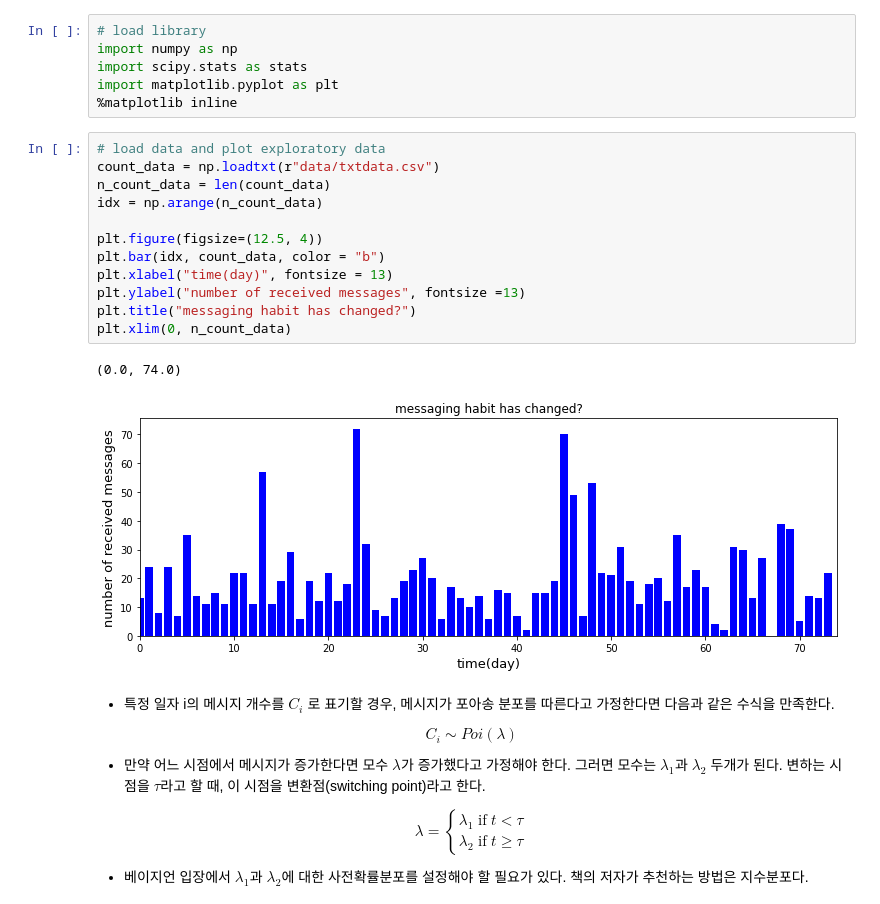
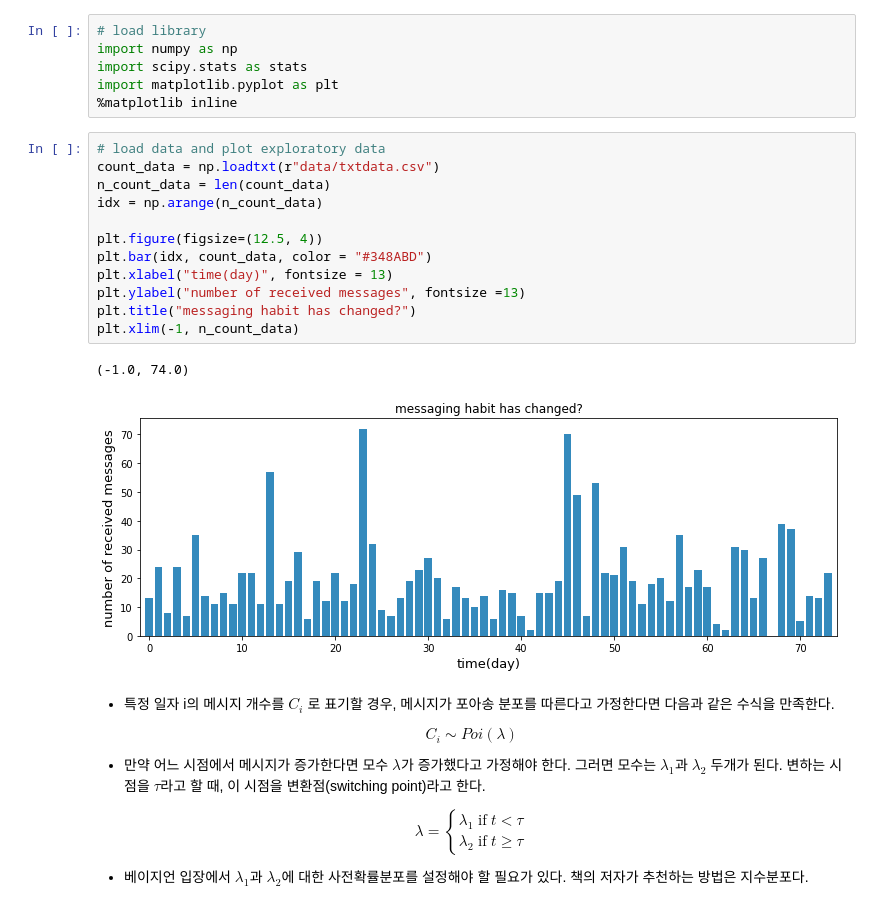
Before and after one commit to HyunsuLee/Bayes_programming_exercise, a Jupyter notebook: Chapter01/figure1-5to7.ipynb, the cells around one changed output. Drawn from its saved outputs; the diff is of its cells as text.

```diff
--- a/Chapter01/figure1-5to7.ipynb
+++ b/Chapter01/figure1-5to7.ipynb
@@ -11,18 +11,18 @@ import matplotlib.pyplot as plt
 # %%
 # load data and plot exploratory data
 count_data = np.loadtxt(r"data/txtdata.csv")
 n_count_data = len(count_data)
 idx = np.arange(n_count_data)
 
 plt.figure(figsize=(12.5, 4))
-plt.bar(idx, count_data, color = "b")
+plt.bar(idx, count_data, color = "#348ABD")
 plt.xlabel("time(day)", fontsize = 13)
 plt.ylabel("number of received messages", fontsize =13)
 plt.title("messaging habit has changed?")
-plt.xlim(0, n_count_data)
+plt.xlim(-1, n_count_data)
 # %% [output]
-(0.0, 74.0)
+(-1.0, 74.0)
-[figure, old version]
+[figure, new version]
 # %% [markdown]
 * 특정 일자 i의 메시지 개수를 $C_{i}$ 로 표기할 경우, 메시지가 포아송 분포를 따른다고 가정한다면 다음과 같은 수식을 만족한다.
 
```
Also changed, not shown: parts of 9 cells of this notebook.
